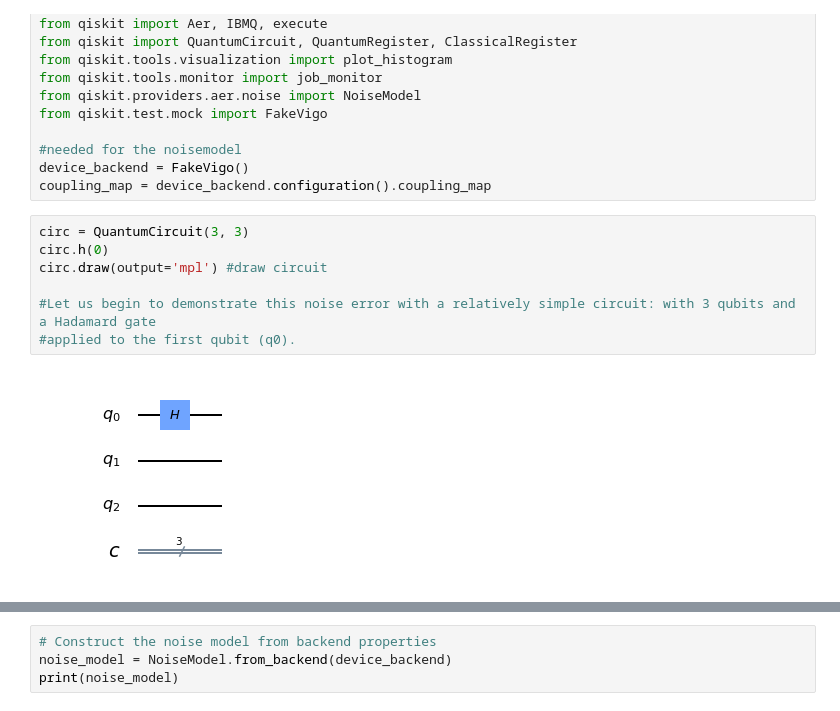
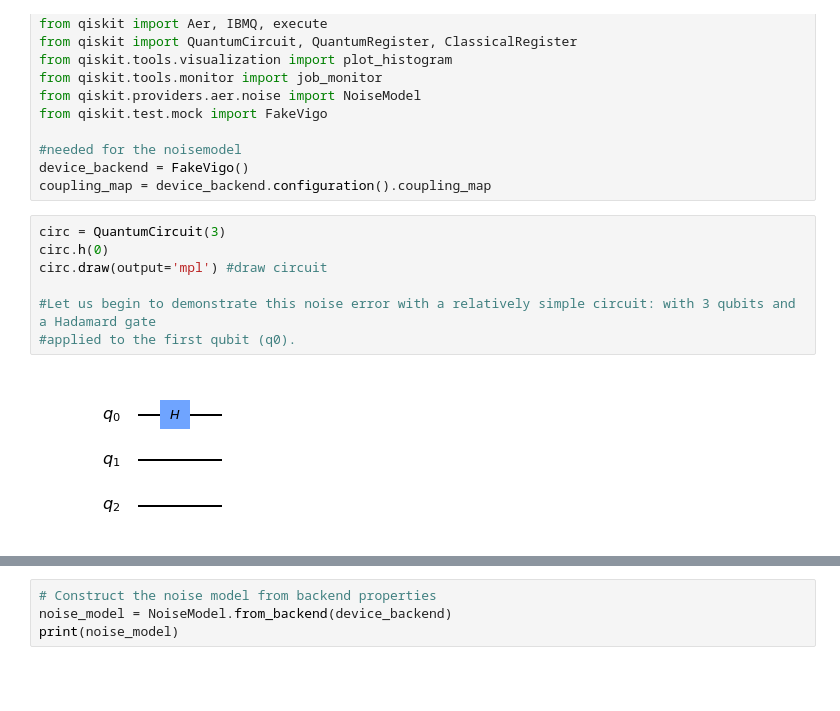
Before and after one commit to maggie-bao202/Quantum-Decoherence, a Jupyter notebook: main.ipynb, the cells around one changed output, grey strips where cells are left out. Cells and saved outputs as stored; diff of their text form; blank space fills up the shorter version.

```diff
--- a/main.ipynb
+++ b/main.ipynb
@@ -18,14 +18,14 @@ from qiskit.test.mock import FakeVigo
 device_backend = FakeVigo()
 coupling_map = device_backend.configuration().coupling_map
 # %%
-circ = QuantumCircuit(3, 3)
+circ = QuantumCircuit(3)
 circ.h(0)
 circ.draw(output='mpl') #draw circuit
 
 #Let us begin to demonstrate this noise error with a relatively simple circuit: with 3 qubits and a Hadamard gate
 #applied to the first qubit (q0).
 # %% [output]
-[figure, old version]
+[figure, new version]
 # %%
 circ.measure([0,1,2], [2,1,0])
 
```
Also changed, not shown: parts of 5 cells of this notebook, 1 other file.
